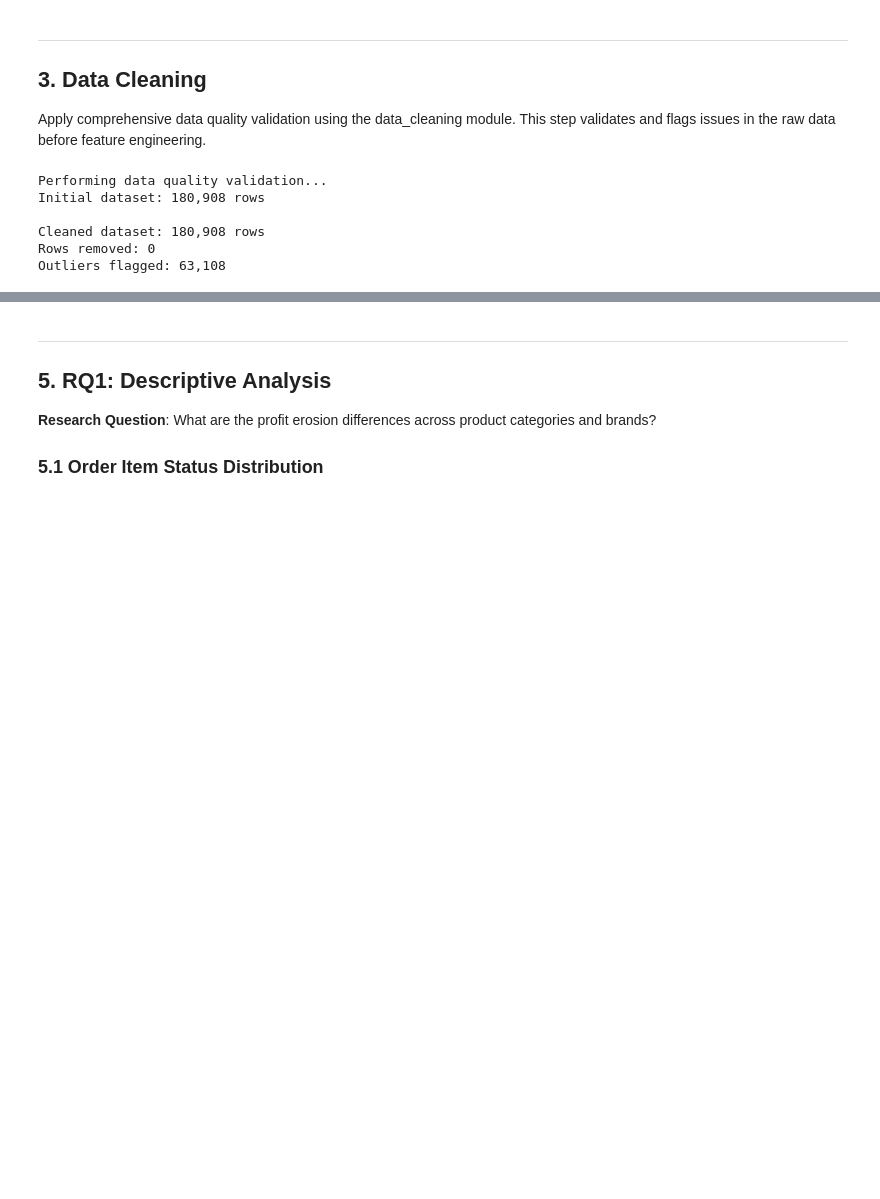
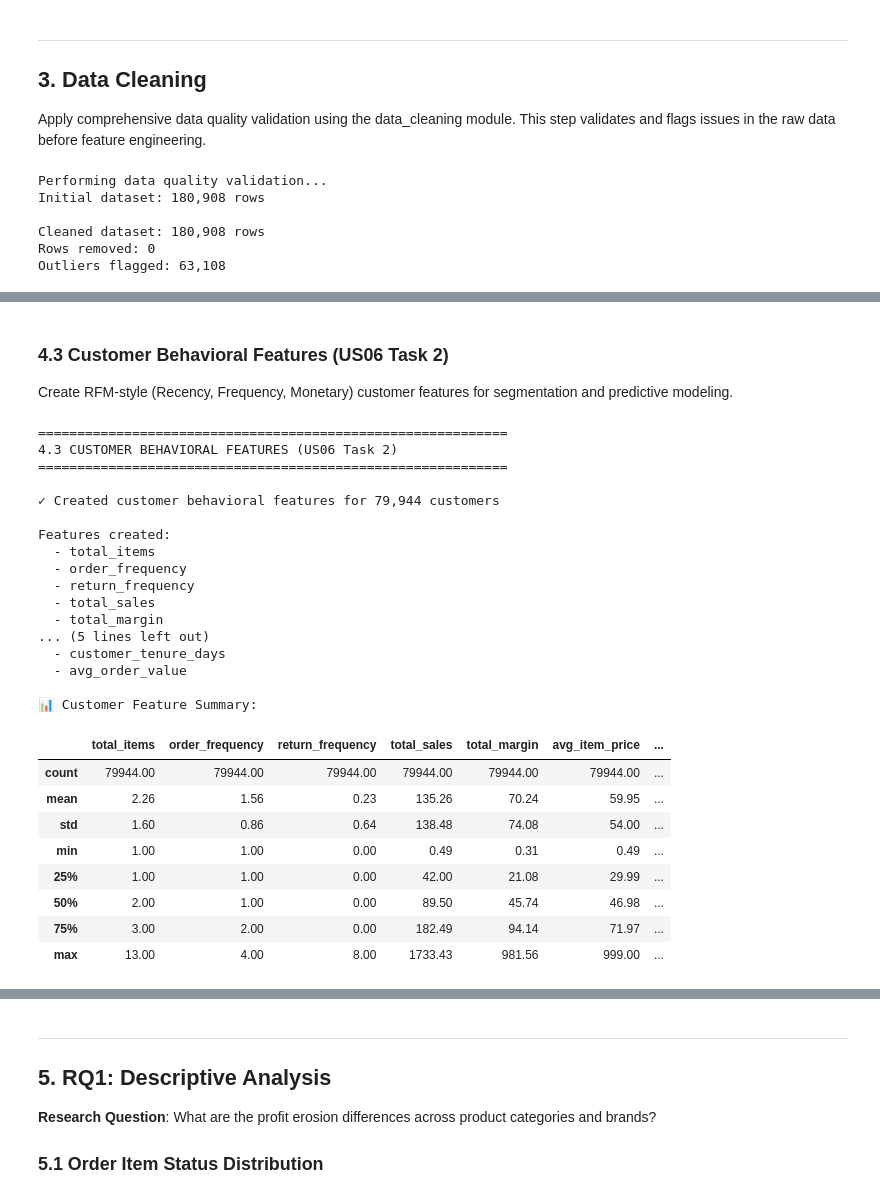
Before and after one commit to kojounfc/unfc-capstone-project-1, a Jupyter notebook: notebooks/profit_erosion_analysis.ipynb, the cells around one changed output, grey strips where cells are left out. Cells and saved outputs as stored; diff of their text form; code cells hidden in the pictures; blank space fills up the shorter version.

```diff
--- a/notebooks/profit_erosion_analysis.ipynb
+++ b/notebooks/profit_erosion_analysis.ipynb
@@ -234,0 +379,49 @@ Final dataset: 180,908 rows, 51 columns
+# %% [markdown]
+### 4.3 Customer Behavioral Features (US06 Task 2)
+
+Create RFM-style (Recency, Frequency, Monetary) customer features for segmentation and predictive modeling.
+# %%
+# Create customer behavioral features
+print("=" * 60)
+print("4.3 CUSTOMER BEHAVIORAL FEATURES (US06 Task 2)")
+print("=" * 60)
+
+# Generate customer-level features from item-level data
+customer_features = engineer_customer_behavioral_features(df)
+
+print(f"\n✓ Created customer behavioral features for {len(customer_features):,} customers")
+print(f"\nFeatures created:")
+for col in customer_features.columns:
+    if col != "user_id":
+        print(f"  - {col}")
+
+# Display summary statistics
+print("\n📊 Customer Feature Summary:")
+customer_features.describe().round(2)
+# %% [output]
+============================================================
+4.3 CUSTOMER BEHAVIORAL FEATURES (US06 Task 2)
+============================================================
+
+✓ Created customer behavioral features for 79,944 customers
+
+Features created:
+  - total_items
+  - order_frequency
+  - return_frequency
+  - total_sales
+  - total_margin
+... (5 lines left out)
+  - customer_tenure_days
+  - avg_order_value
+
+📊 Customer Feature Summary:
+|  | total_items | order_frequency | return_frequency | total_sales | total_margin | avg_item_price | ... |
+| count | 79944.00 | 79944.00 | 79944.00 | 79944.00 | 79944.00 | 79944.00 | ... |
+| mean | 2.26 | 1.56 | 0.23 | 135.26 | 70.24 | 59.95 | ... |
+| std | 1.60 | 0.86 | 0.64 | 138.48 | 74.08 | 54.00 | ... |
+| min | 1.00 | 1.00 | 0.00 | 0.49 | 0.31 | 0.49 | ... |
+| 25% | 1.00 | 1.00 | 0.00 | 42.00 | 21.08 | 29.99 | ... |
+| 50% | 2.00 | 1.00 | 0.00 | 89.50 | 45.74 | 46.98 | ... |
+| 75% | 3.00 | 2.00 | 0.00 | 182.49 | 94.14 | 71.97 | ... |
+| max | 13.00 | 4.00 | 8.00 | 1733.43 | 981.56 | 999.00 | ... |
```
Also changed, not shown: parts of 18 cells of this notebook.
